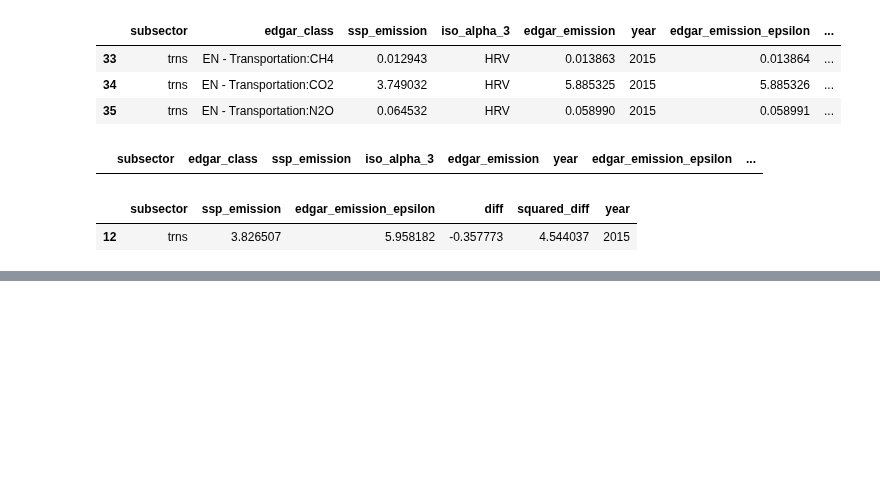
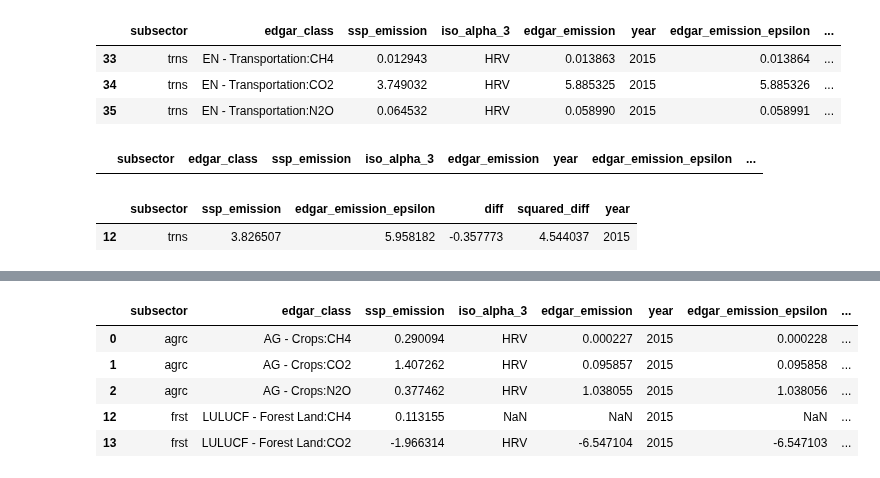
Before and after one commit to sisepuede-framework/ssp_data_calibration, a Jupyter notebook: src/eda.ipynb, the cells around one changed output, grey strips where cells are left out. Saved outputs shown, nothing was run; the diff lists cells and outputs as text; code cells hidden in the pictures; blank space fills up the shorter version.

```diff
--- a/src/eda.ipynb
+++ b/src/eda.ipynb
@@ -239,0 +252,10 @@ dru.subsector_emission_report
+# %%
+df = dru.sectoral_emission_report.copy()
+df.head()
+# %% [output]
+|  | subsector | edgar_class | ssp_emission | iso_alpha_3 | edgar_emission | year | edgar_emission_epsilon | ... |
+| 0 | agrc | AG - Crops:CH4 | 0.290094 | HRV | 0.000227 | 2015 | 0.000228 | ... |
+| 1 | agrc | AG - Crops:CO2 | 1.407262 | HRV | 0.095857 | 2015 | 0.095858 | ... |
+| 2 | agrc | AG - Crops:N2O | 0.377462 | HRV | 1.038055 | 2015 | 1.038056 | ... |
+| 12 | frst | LULUCF - Forest Land:CH4 | 0.113155 | NaN | NaN | 2015 | NaN | ... |
+| 13 | frst | LULUCF - Forest Land:CO2 | -1.966314 | HRV | -6.547104 | 2015 | -6.547103 | ... |
```
Also changed, not shown: parts of 12 cells of this notebook, 5 other files.
